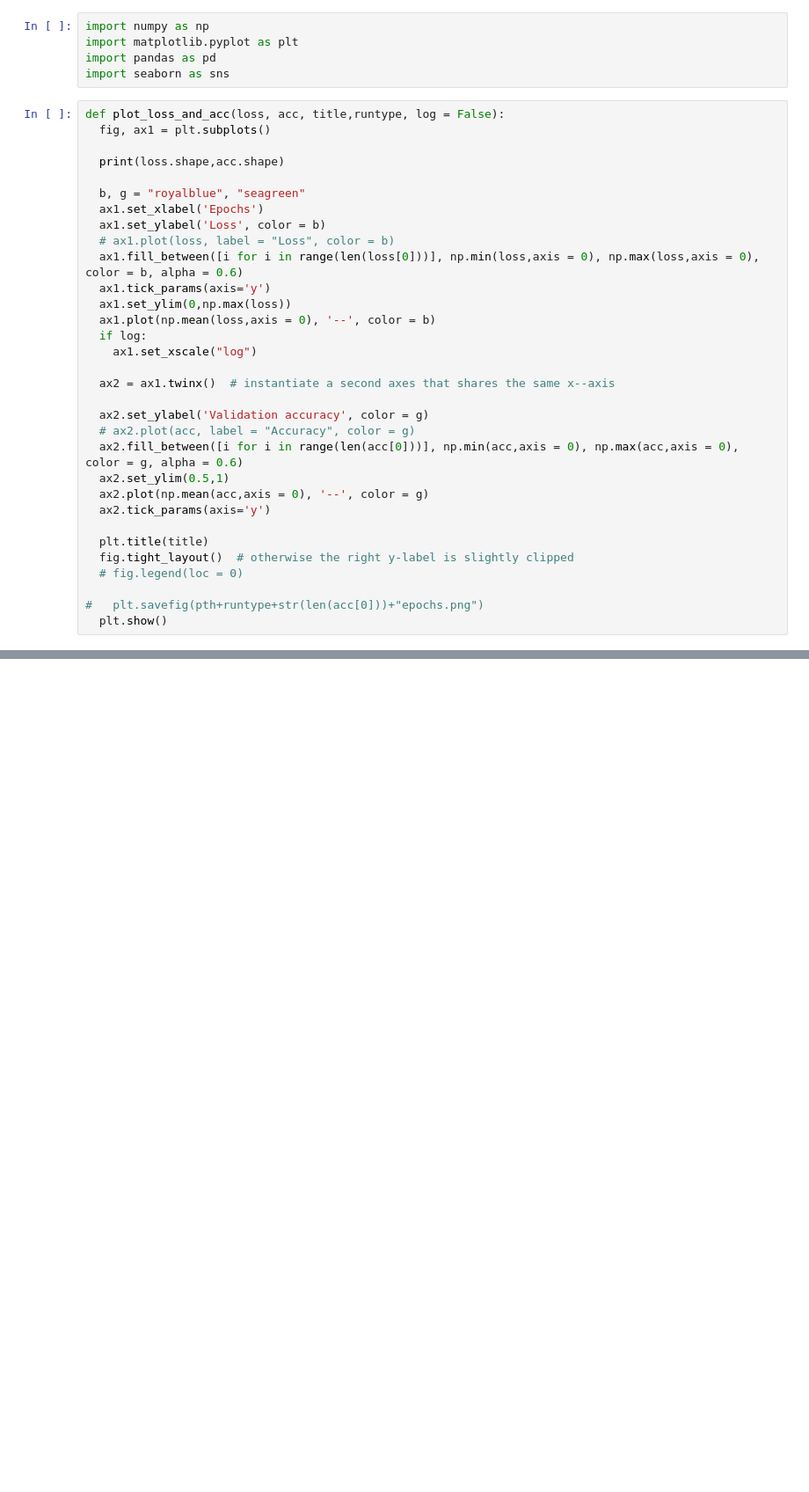
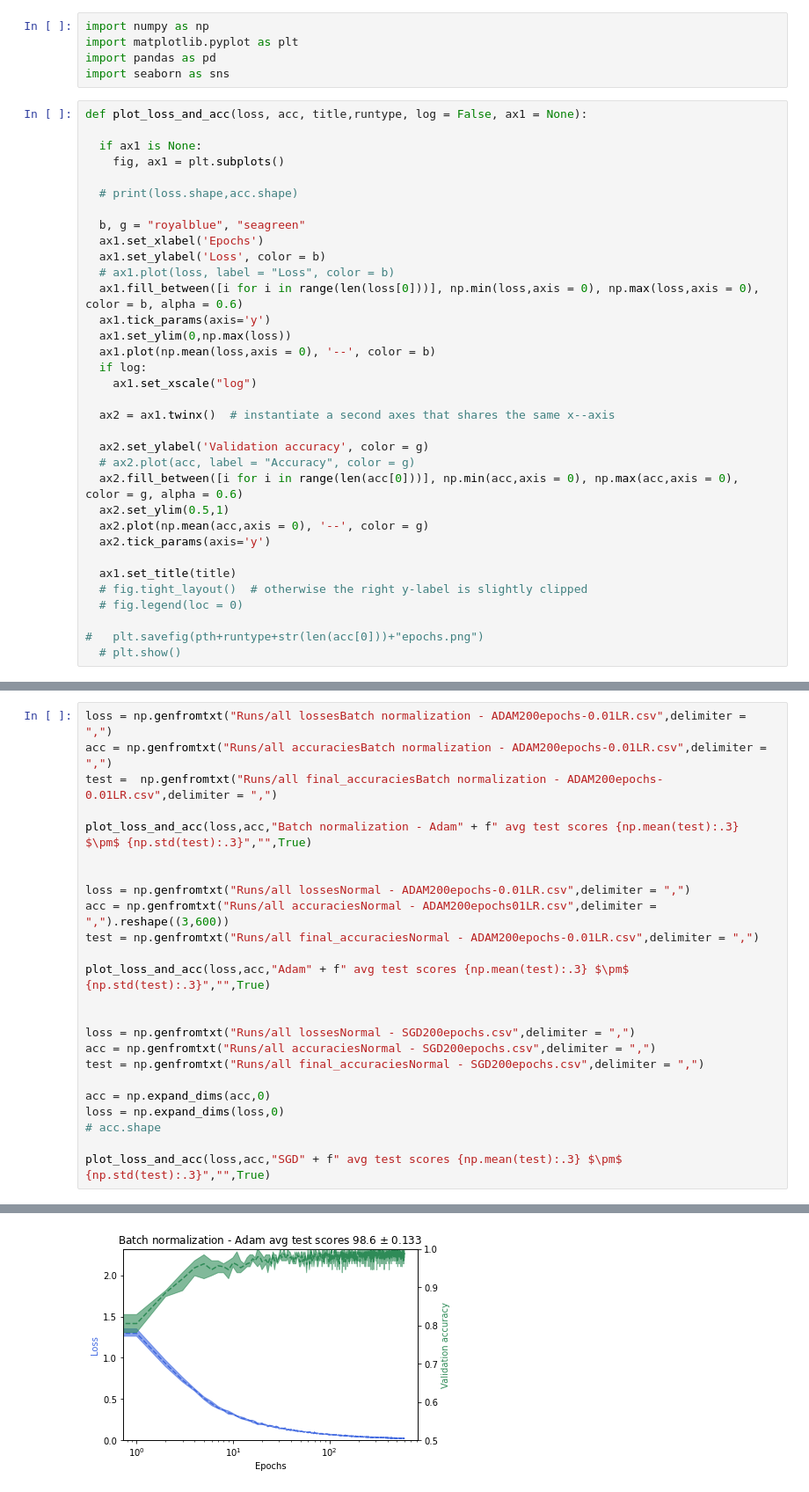
Before and after one commit to JakobSchauser/MLandData, a Jupyter notebook: ADL/Assignment 1/making_plots.ipynb, the cells around one changed output, grey strips where cells are left out. Shown at 88% size. Drawn from its saved outputs; the diff is of its cells as text; blank space fills up the shorter version.

```diff
--- a/ADL/Assignment 1/making_plots.ipynb
+++ b/ADL/Assignment 1/making_plots.ipynb
@@ -4,10 +4,12 @@ import matplotlib.pyplot as plt
 import pandas as pd
 import seaborn as sns
 # %%
-def plot_loss_and_acc(loss, acc, title,runtype, log = False):
-  fig, ax1 = plt.subplots()
+def plot_loss_and_acc(loss, acc, title,runtype, log = False, ax1 = None):
 
-  print(loss.shape,acc.shape)
+  if ax1 is None:
+    fig, ax1 = plt.subplots()
+
+  # print(loss.shape,acc.shape)
 
   b, g = "royalblue", "seagreen"
   ax1.set_xlabel('Epochs')
@@ -29,9 +31,9 @@ def plot_loss_and_acc(loss, acc, title,runtype, log = False):
   ax2.plot(np.mean(acc,axis = 0), '--', color = g)
   ax2.tick_params(axis='y')
 
-  plt.title(title)
-  fig.tight_layout()  # otherwise the right y-label is slightly clipped
+  ax1.set_title(title)
+  # fig.tight_layout()  # otherwise the right y-label is slightly clipped
   # fig.legend(loc = 0)
 
 #   plt.savefig(pth+runtype+str(len(acc[0]))+"epochs.png")
-  plt.show()
+  # plt.show()
@@ -105,0 +83,25 @@ KeyError: 'test_scores'
+# %%
+loss = np.genfromtxt("Runs/all lossesBatch normalization - ADAM200epochs-0.01LR.csv",delimiter = ",")
+acc = np.genfromtxt("Runs/all accuraciesBatch normalization - ADAM200epochs-0.01LR.csv",delimiter = ",")
+test =  np.genfromtxt("Runs/all final_accuraciesBatch normalization - ADAM200epochs-0.01LR.csv",delimiter = ",")
+
+plot_loss_and_acc(loss,acc,"Batch normalization - Adam" + f" avg test scores {np.mean(test):.3} $\pm$ {np.std(test):.3}","",True)
+
+
+loss = np.genfromtxt("Runs/all lossesNormal - ADAM200epochs-0.01LR.csv",delimiter = ",")
+acc = np.genfromtxt("Runs/all accuraciesNormal - ADAM200epochs01LR.csv",delimiter = ",").reshape((3,600))
+test = np.genfromtxt("Runs/all final_accuraciesNormal - ADAM200epochs-0.01LR.csv",delimiter = ",")
+
+plot_loss_and_acc(loss,acc,"Adam" + f" avg test scores {np.mean(test):.3} $\pm$ {np.std(test):.3}","",True)
+
+
+loss = np.genfromtxt("Runs/all lossesNormal - SGD200epochs.csv",delimiter = ",")
+acc = np.genfromtxt("Runs/all accuraciesNormal - SGD200epochs.csv",delimiter = ",")
+test = np.genfromtxt("Runs/all final_accuraciesNormal - SGD200epochs.csv",delimiter = ",")
+
+acc = np.expand_dims(acc,0)
+loss = np.expand_dims(loss,0)
+# acc.shape
+
+plot_loss_and_acc(loss,acc,"SGD" + f" avg test scores {np.mean(test):.3} $\pm$ {np.std(test):.3}","",True)
+# %% [output]
@@ -105,0 +111 @@ KeyError: 'test_scores'
+[figure, added]
```
Also changed, not shown: parts of 8 cells of this notebook, 1 other file.
